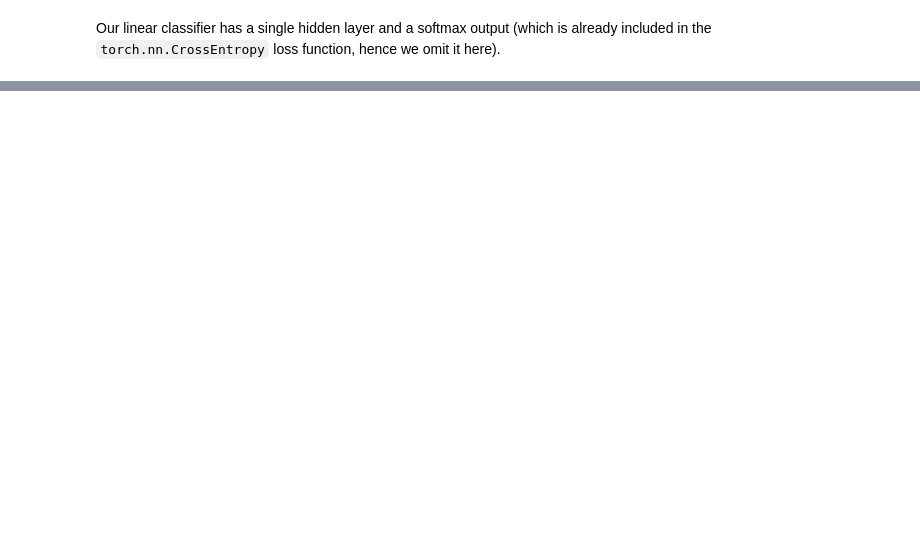
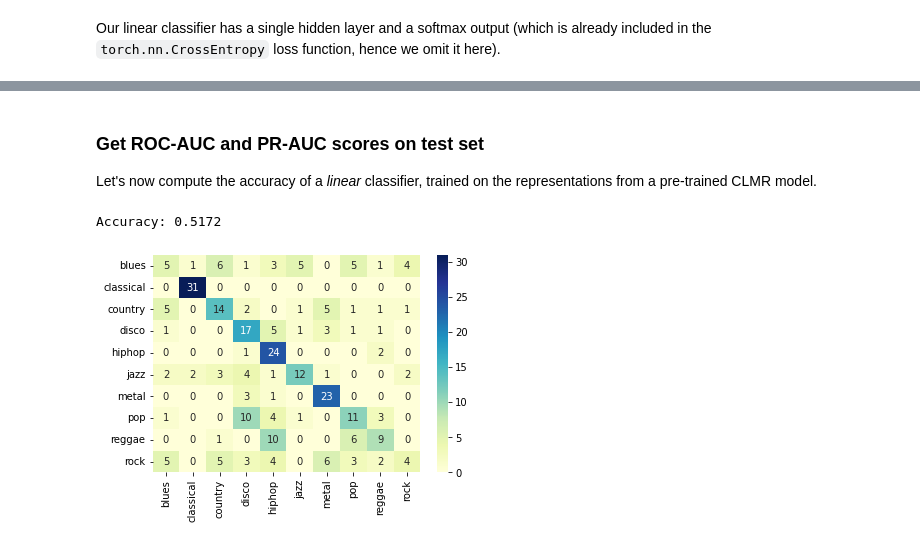
Before and after one commit to music-classification/tutorial, a Jupyter notebook: book/part5_beyond/self-supervised-learning.ipynb, the cells around one changed output, grey strips where cells are left out. Cells and saved outputs as stored; diff of their text form; code cells hidden in the pictures; blank space fills up the shorter version.

```diff
--- a/book/part5_beyond/self-supervised-learning.ipynb
+++ b/book/part5_beyond/self-supervised-learning.ipynb
@@ -680,3 +740,17 @@ Epoch: 4        Mean loss: 1.9219179451465607
+# %% [markdown]
+### Get ROC-AUC and PR-AUC scores on test set
+
+Let's now compute the accuracy of a *linear* classifier, trained on the representations from a pre-trained CLMR model.
+# %%
+y_true_pretrained, y_pred_pretrained = evaluate(encoder, linear_model, test_loader)
+
+pretrained_accuracy = accuracy_score(y_true_pretrained, y_pred_pretrained)
+cm = confusion_matrix(y_true_pretrained, y_pred_pretrained)
+sns.heatmap(cm, annot=True, xticklabels=GTZAN_GENRES, yticklabels=GTZAN_GENRES, cmap='YlGnBu')
+print('Accuracy: %.4f' % pretrained_accuracy)
+# %% [output]
+Accuracy: 0.5172
+[figure, added]
 # %%
 import matplotlib.pyplot as plt
 
```
Also changed, not shown: parts of 10 cells of this notebook.
